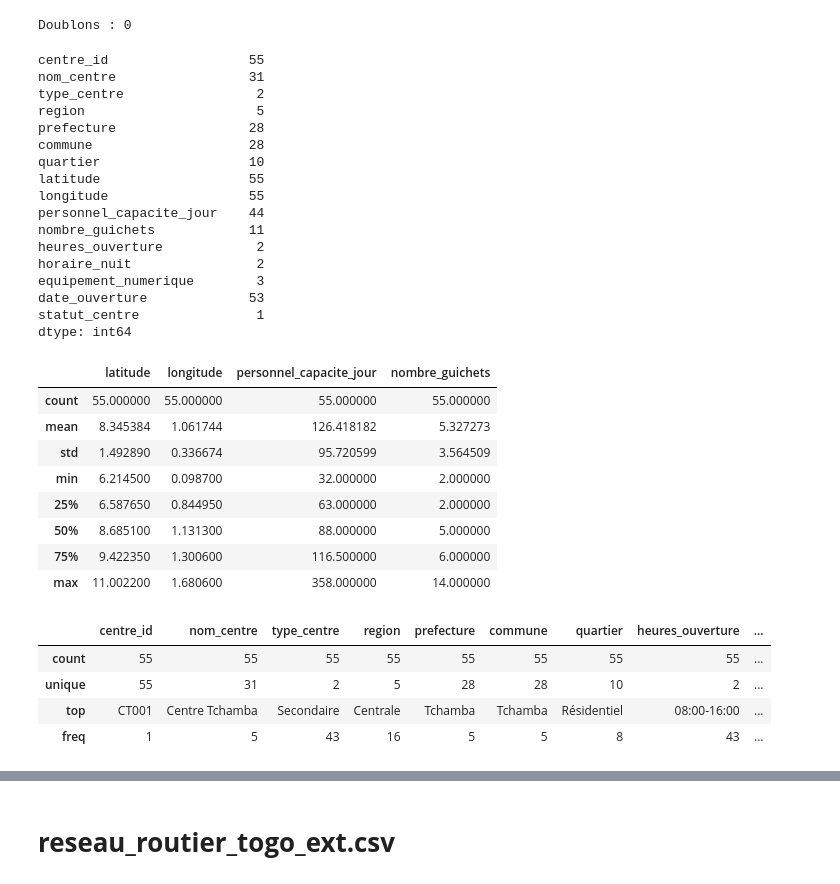
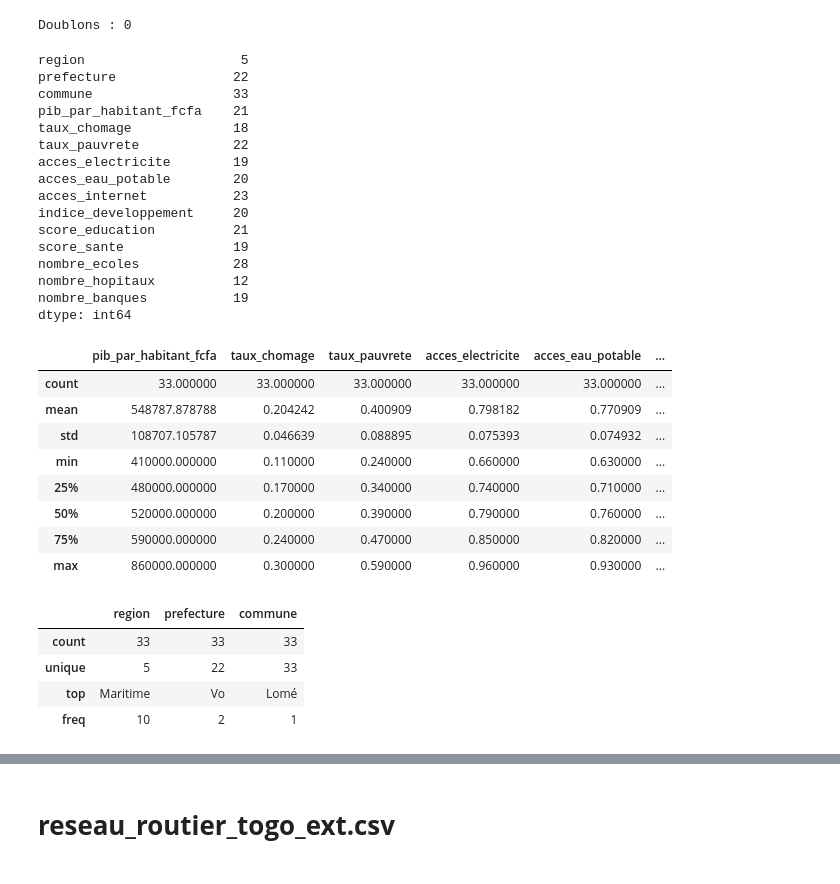
Before and after one commit to jgbedevi/test_technique_analyste, a Jupyter notebook: notebooks/Untitled.ipynb, the cells around one changed output, grey strips where cells are left out. Drawn from its saved outputs; the diff is of its cells as text; code cells hidden in the pictures.

```diff
--- a/notebooks/Untitled.ipynb
+++ b/notebooks/Untitled.ipynb
@@ -815,45 +798,44 @@ print("Doublons :", df_centres.duplicated().sum())
 Doublons : 0
 # %%
 # Vérifier la granularité des données
-df_centres.nunique()
+df_dev.nunique()
 # %% [output]
-centre_id                  55
-nom_centre                 31
-type_centre                 2
-region                      5
-prefecture                 28
-commune                    28
-quartier                   10
-latitude                   55
-longitude                  55
-personnel_capacite_jour    44
-nombre_guichets            11
-heures_ouverture            2
-horaire_nuit                2
-equipement_numerique        3
-date_ouverture             53
-statut_centre               1
+region                    5
+prefecture               22
+commune                  33
+pib_par_habitant_fcfa    21
+taux_chomage             18
+taux_pauvrete            22
+acces_electricite        19
+acces_eau_potable        20
+acces_internet           23
+indice_developpement     20
+score_education          21
+score_sante              19
+nombre_ecoles            28
+nombre_hopitaux          12
+nombre_banques           19
 dtype: int64
 # %%
 # Décrire les valeurs numériques
-df_centres.describe()
+df_dev.describe()
 # %% [output]
-|  | latitude | longitude | personnel_capacite_jour | nombre_guichets |
-| count | 55.000000 | 55.000000 | 55.000000 | 55.000000 |
-| mean | 8.345384 | 1.061744 | 126.418182 | 5.327273 |
-| std | 1.492890 | 0.336674 | 95.720599 | 3.564509 |
-| min | 6.214500 | 0.098700 | 32.000000 | 2.000000 |
-| 25% | 6.587650 | 0.844950 | 63.000000 | 2.000000 |
-| 50% | 8.685100 | 1.131300 | 88.000000 | 5.000000 |
-| 75% | 9.422350 | 1.300600 | 116.500000 | 6.000000 |
-| max | 11.002200 | 1.680600 | 358.000000 | 14.000000 |
+|  | pib_par_habitant_fcfa | taux_chomage | taux_pauvrete | acces_electricite | acces_eau_potable | ... |
+| count | 33.000000 | 33.000000 | 33.000000 | 33.000000 | 33.000000 | ... |
+| mean | 548787.878788 | 0.204242 | 0.400909 | 0.798182 | 0.770909 | ... |
+| std | 108707.105787 | 0.046639 | 0.088895 | 0.075393 | 0.074932 | ... |
+| min | 410000.000000 | 0.110000 | 0.240000 | 0.660000 | 0.630000 | ... |
+| 25% | 480000.000000 | 0.170000 | 0.340000 | 0.740000 | 0.710000 | ... |
+| 50% | 520000.000000 | 0.200000 | 0.390000 | 0.790000 | 0.760000 | ... |
+| 75% | 590000.000000 | 0.240000 | 0.470000 | 0.850000 | 0.820000 | ... |
+| max | 860000.000000 | 0.300000 | 0.590000 | 0.960000 | 0.930000 | ... |
 # %%
 # Décrire les variables catégorielles
-df_centres.describe(include=['object'])
+df_dev.describe(include=['object'])
 # %% [output]
-|  | centre_id | nom_centre | type_centre | region | prefecture | commune | quartier | heures_ouverture | ... |
-| count | 55 | 55 | 55 | 55 | 55 | 55 | 55 | 55 | ... |
-| unique | 55 | 31 | 2 | 5 | 28 | 28 | 10 | 2 | ... |
-| top | CT001 | Centre Tchamba | Secondaire | Centrale | Tchamba | Tchamba | Résidentiel | 08:00-16:00 | ... |
-| freq | 1 | 5 | 43 | 16 | 5 | 5 | 8 | 43 | ... |
+|  | region | prefecture | commune |
+| count | 33 | 33 | 33 |
+| unique | 5 | 22 | 33 |
+| top | Maritime | Vo | Lomé |
+| freq | 10 | 2 | 1 |
 # %%
```
Also changed, not shown: parts of 44 cells of this notebook.
